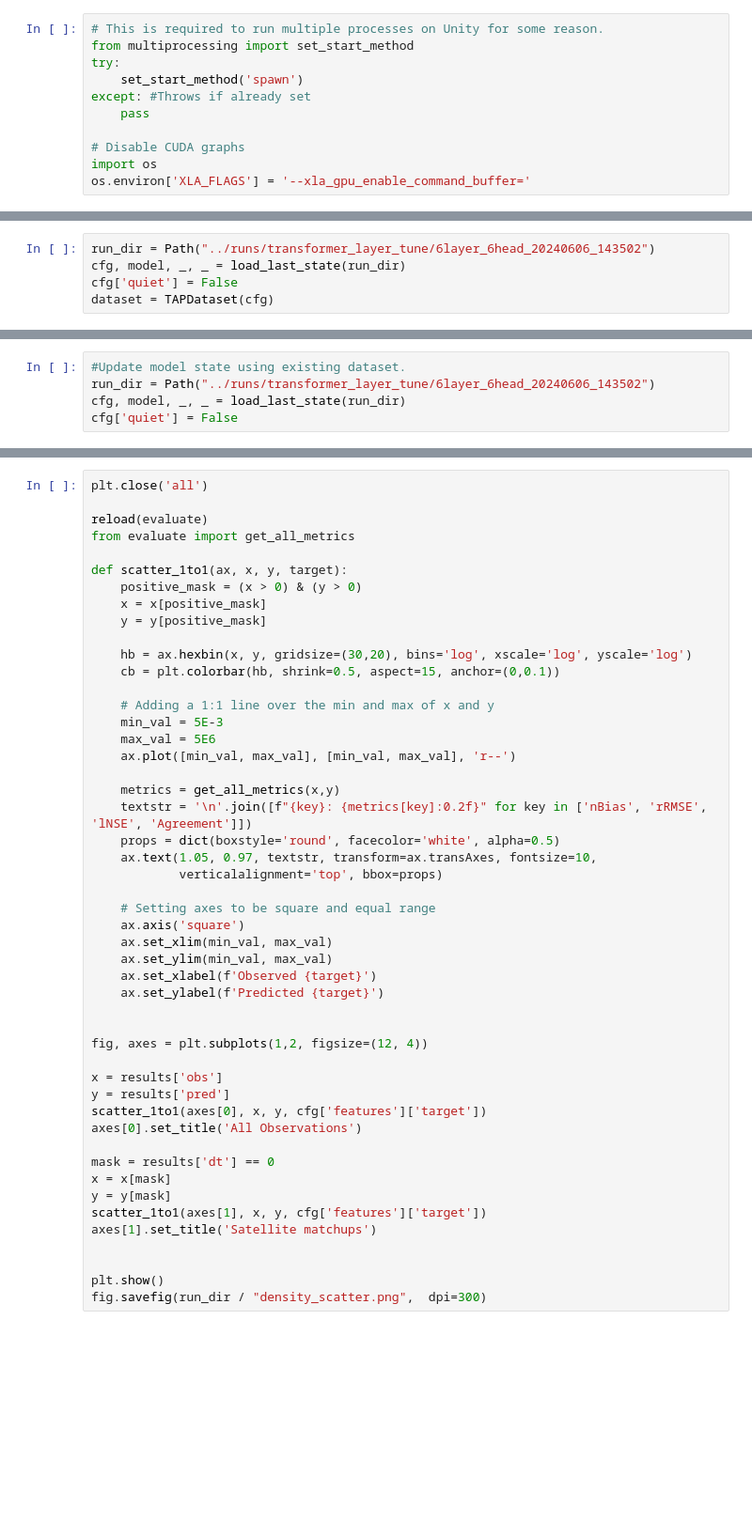
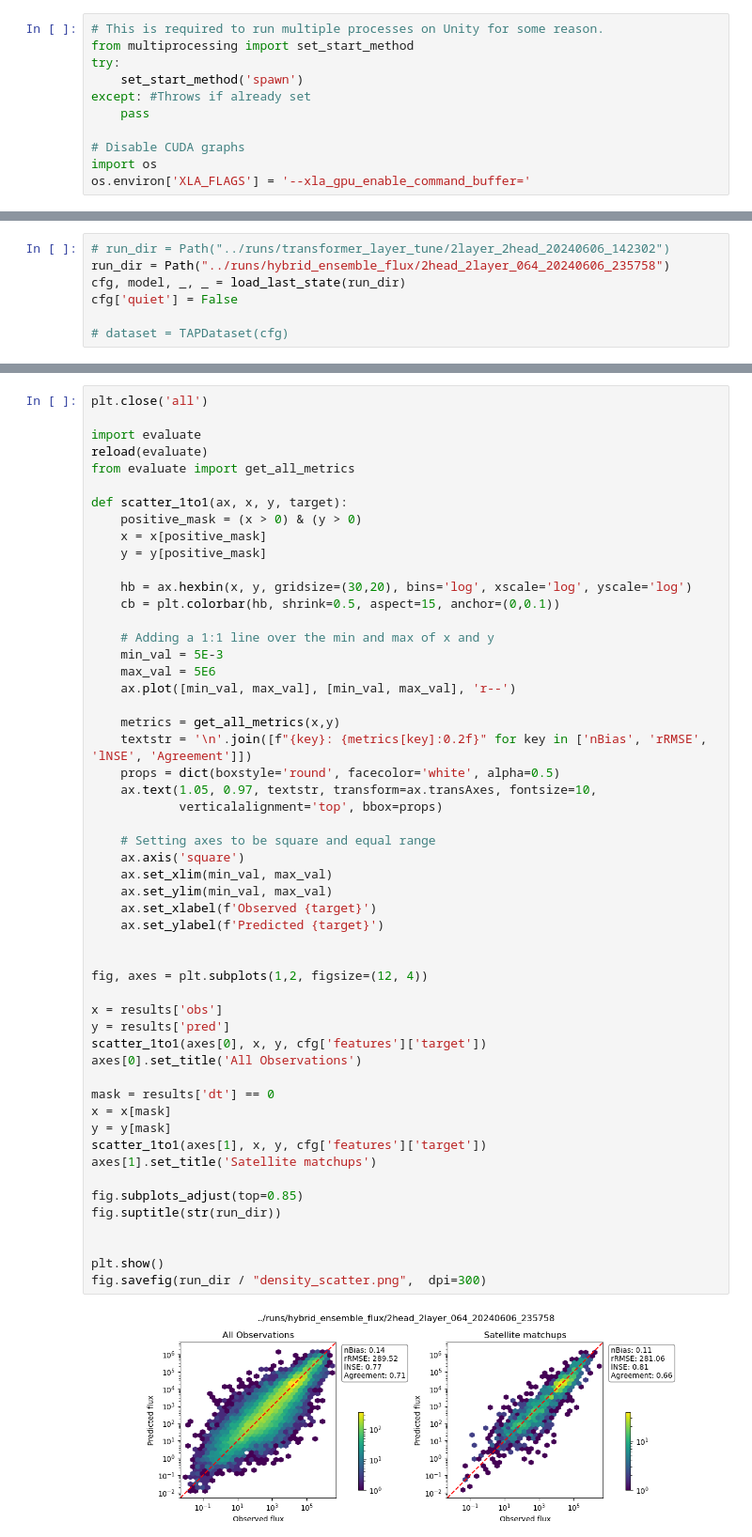
Before and after one commit to Fluvial-UMass/swot-ml, a Jupyter notebook: notebooks/Test_model.ipynb, the cells around one changed output, grey strips where cells are left out. Shown at 94% size. Drawn from its saved outputs; the diff is of its cells as text; blank space fills up the shorter version.

```diff
--- a/notebooks/Test_model.ipynb
+++ b/notebooks/Test_model.ipynb
@@ -25,8 +26,10 @@ from train import load_last_state
 from data import TAPDataset, TAPDataLoader
 from evaluate import predict, get_all_metrics
 # %%
-run_dir = Path("../runs/transformer_layer_tune/6layer_6head_20240606_143502")
+# run_dir = Path("../runs/transformer_layer_tune/2layer_2head_20240606_142302")
+run_dir = Path("../runs/hybrid_ensemble_flux/2head_2layer_064_20240606_235758")
 cfg, model, _, _ = load_last_state(run_dir)
 cfg['quiet'] = False
-dataset = TAPDataset(cfg)
+
+# dataset = TAPDataset(cfg)
 # %% [output]
@@ -35,8 +37,3 @@ Dropping static attributes with 0 variance: ['glc_pc_s03', 'glc_pc_s05', 'glc_pc
-# %%
-#Update model state using existing dataset.
-run_dir = Path("../runs/transformer_layer_tune/6layer_6head_20240606_143502")
-cfg, model, _, _ = load_last_state(run_dir)
-cfg['quiet'] = False
 # %%
 cfg['data_subset'] = 'test'
 cfg['num_workers'] = 2
@@ -47,6 +53,7 @@ results, metrics = predict(model, dataloader, seed=0, denormalize=True, return_d
 # %%
 plt.close('all')
 
+import evaluate
 reload(evaluate)
 from evaluate import get_all_metrics
 
@@ -66,30 +73,35 @@ def scatter_1to1(ax, x, y, target):
     metrics = get_all_metrics(x,y)
     textstr = '\n'.join([f"{key}: {metrics[key]:0.2f}" for key in ['nBias', 'rRMSE', 'lNSE', 'Agreement']])
     props = dict(boxstyle='round', facecolor='white', alpha=0.5)
     ax.text(1.05, 0.97, textstr, transform=ax.transAxes, fontsize=10,
             verticalalignment='top', bbox=props)
 
     # Setting axes to be square and equal range
     ax.axis('square')
     ax.set_xlim(min_val, max_val)
     ax.set_ylim(min_val, max_val)
     ax.set_xlabel(f'Observed {target}')
     ax.set_ylabel(f'Predicted {target}')
 
 
 fig, axes = plt.subplots(1,2, figsize=(12, 4))
 
 x = results['obs']
 y = results['pred']
 scatter_1to1(axes[0], x, y, cfg['features']['target'])
 axes[0].set_title('All Observations')
 
 mask = results['dt'] == 0
 x = x[mask]
 y = y[mask]
 scatter_1to1(axes[1], x, y, cfg['features']['target'])
 axes[1].set_title('Satellite matchups')
 
+fig.subplots_adjust(top=0.85)
+fig.suptitle(str(run_dir))
+
 
 plt.show()
 fig.savefig(run_dir / "density_scatter.png",  dpi=300)
+# %% [output]
+[figure, added]
```
Also changed, not shown: parts of 9 cells of this notebook, 2 other files.
